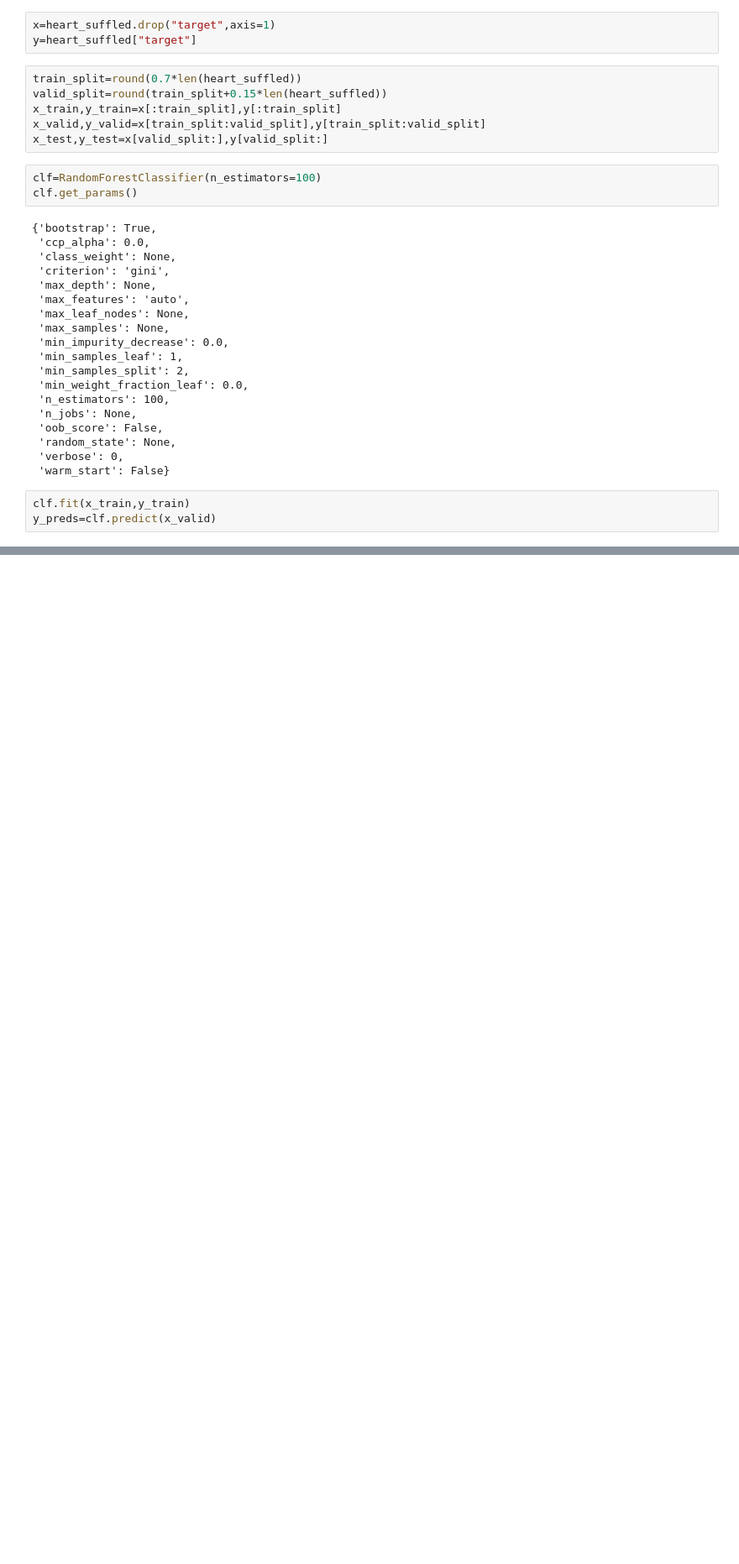
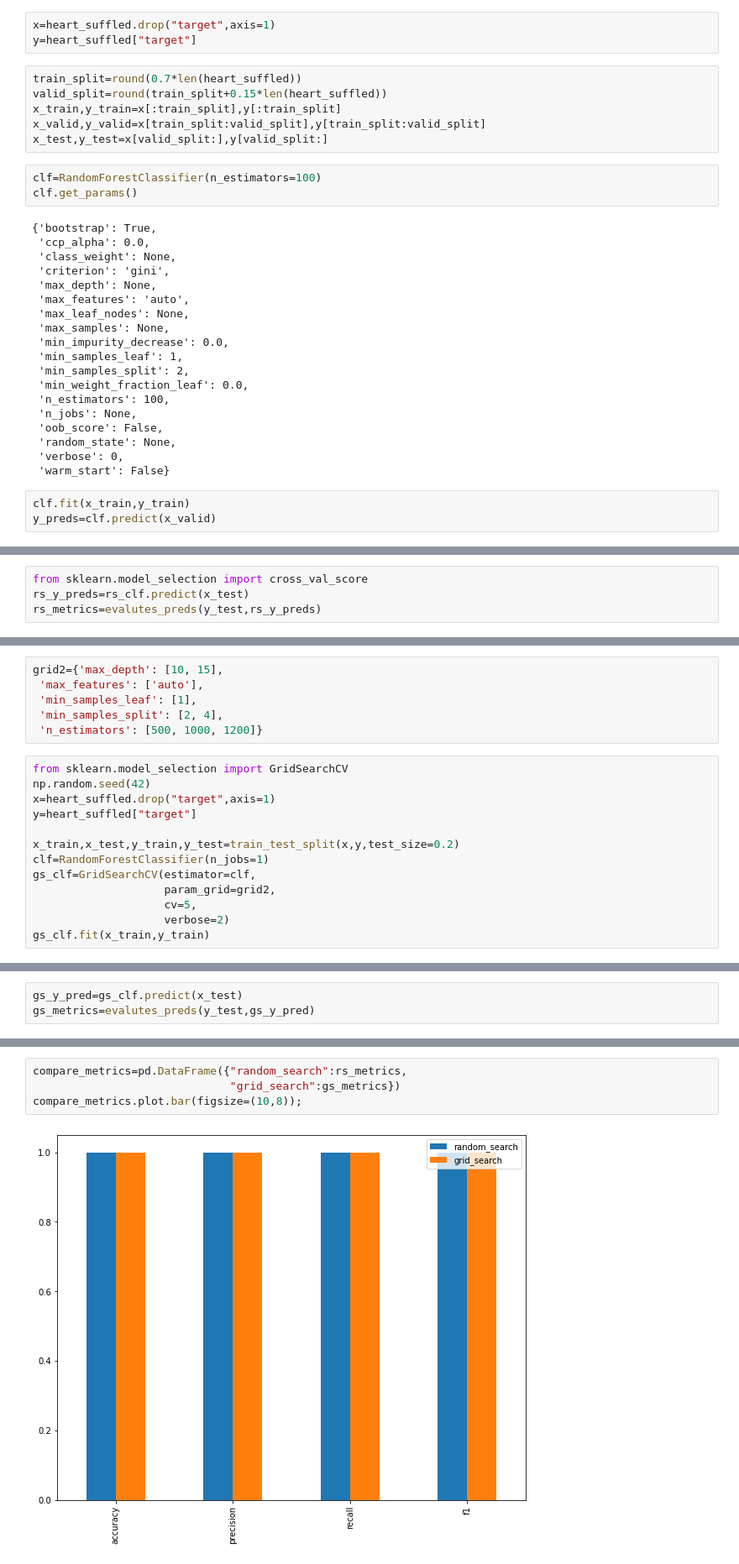
Before and after one commit to algoexpert2468/sklearn, a Jupyter notebook: sklearn_part5.ipynb, the cells around one changed output, grey strips where cells are left out. Shown at 84% size. Drawn from its saved outputs; the diff is of its cells as text; blank space fills up the shorter version.

```diff
--- a/sklearn_part5.ipynb
+++ b/sklearn_part5.ipynb
@@ -689,0 +768,4 @@ pres:98.717949%
+# %%
+from sklearn.model_selection import cross_val_score
+rs_y_preds=rs_clf.predict(x_test)
+rs_metrics=evalutes_preds(y_test,rs_y_preds)
@@ -689,0 +785,19 @@ pres:98.717949%
+# %%
+grid2={'max_depth': [10, 15],
+ 'max_features': ['auto'],
+ 'min_samples_leaf': [1],
+ 'min_samples_split': [2, 4],
+ 'n_estimators': [500, 1000, 1200]}
+# %%
+from sklearn.model_selection import GridSearchCV
+np.random.seed(42)
+x=heart_suffled.drop("target",axis=1)
+y=heart_suffled["target"]
+
+x_train,x_test,y_train,y_test=train_test_split(x,y,test_size=0.2)
+clf=RandomForestClassifier(n_jobs=1)
+gs_clf=GridSearchCV(estimator=clf,
+                    param_grid=grid2,
+                    cv=5,
+                    verbose=2)
+gs_clf.fit(x_train,y_train)
@@ -689,0 +835,3 @@ pres:98.717949%
+# %%
+gs_y_pred=gs_clf.predict(x_test)
+gs_metrics=evalutes_preds(y_test,gs_y_pred)
@@ -689,0 +843,6 @@ pres:98.717949%
+# %%
+compare_metrics=pd.DataFrame({"random_search":rs_metrics,
+                              "grid_search":gs_metrics})
+compare_metrics.plot.bar(figsize=(10,8));
+# %% [output]
+[figure, added]
```
Also changed, not shown: parts of 11 cells of this notebook.
